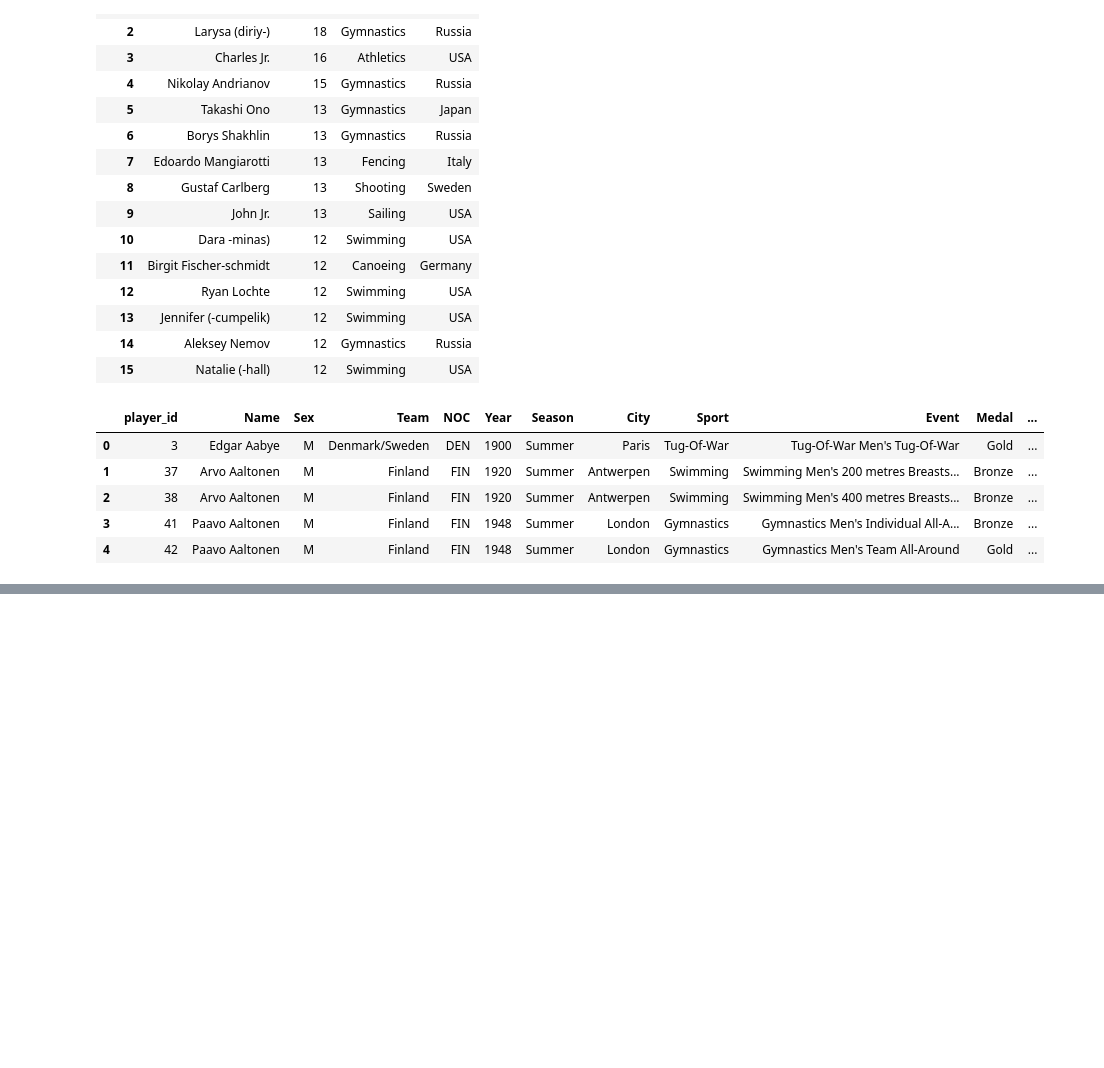
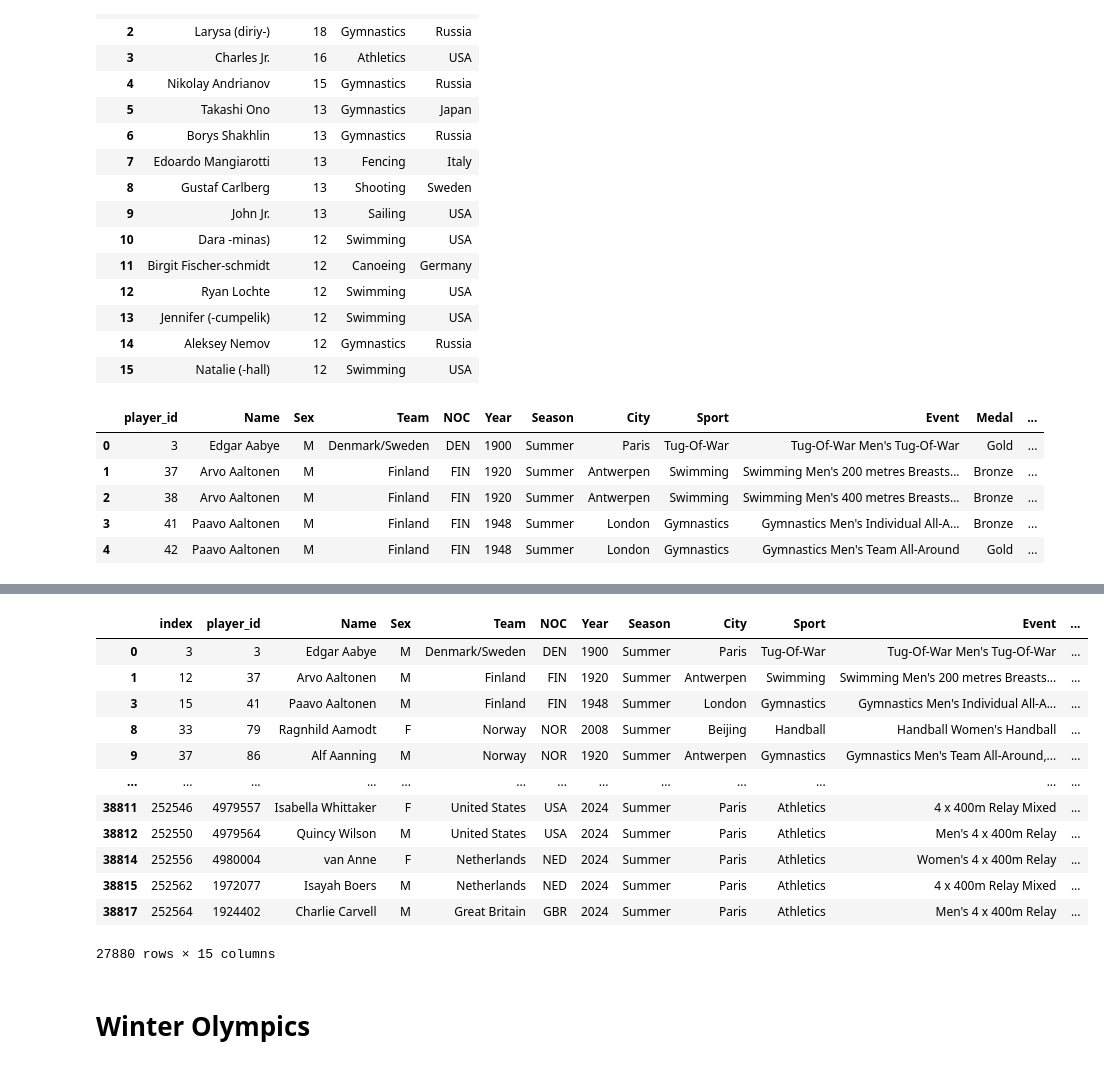
Before and after one commit to deeprao03/olympics-analysis, a Jupyter notebook: Notebooks/Olympic_analysis.ipynb, the cells around one changed output, grey strips where cells are left out. Cells and saved outputs as stored; diff of their text form; code cells hidden in the pictures; blank space fills up the shorter version.

```diff
--- a/Notebooks/Olympic_analysis.ipynb
+++ b/Notebooks/Olympic_analysis.ipynb
@@ -445,0 +544,22 @@ df = df[df['Medal'] != 'No medal'].reset_index(drop=True)
+# %%
+athlete_df = df.drop_duplicates(subset=['Name','region'])
+# %%
+athlete_df = pd.concat((athlete_df,pd.get_dummies(athlete_df['Sex'], dtype=np.uint8)),axis=1)
+# %%
+athlete_df.drop(columns='F')
+# %% [output]
+|  | index | player_id | Name | Sex | Team | NOC | Year | Season | City | Sport | Event | ... |
+| 0 | 3 | 3 | Edgar Aabye | M | Denmark/Sweden | DEN | 1900 | Summer | Paris | Tug-Of-War | Tug-Of-War Men's Tug-Of-War | ... |
+| 1 | 12 | 37 | Arvo Aaltonen | M | Finland | FIN | 1920 | Summer | Antwerpen | Swimming | Swimming Men's 200 metres Breasts... | ... |
+| 3 | 15 | 41 | Paavo Aaltonen | M | Finland | FIN | 1948 | Summer | London | Gymnastics | Gymnastics Men's Individual All-A... | ... |
+| 8 | 33 | 79 | Ragnhild Aamodt | F | Norway | NOR | 2008 | Summer | Beijing | Handball | Handball Women's Handball | ... |
+| 9 | 37 | 86 | Alf Aanning | M | Norway | NOR | 1920 | Summer | Antwerpen | Gymnastics | Gymnastics Men's Team All-Around,... | ... |
+| ... | ... | ... | ... | ... | ... | ... | ... | ... | ... | ... | ... | ... |
+| 38811 | 252546 | 4979557 | Isabella Whittaker | F | United States | USA | 2024 | Summer | Paris | Athletics | 4 x 400m Relay Mixed | ... |
+| 38812 | 252550 | 4979564 | Quincy Wilson | M | United States | USA | 2024 | Summer | Paris | Athletics | Men's 4 x 400m Relay | ... |
+| 38814 | 252556 | 4980004 | van Anne | F | Netherlands | NED | 2024 | Summer | Paris | Athletics | Women's 4 x 400m Relay | ... |
+| 38815 | 252562 | 1972077 | Isayah Boers | M | Netherlands | NED | 2024 | Summer | Paris | Athletics | 4 x 400m Relay Mixed | ... |
+| 38817 | 252564 | 1924402 | Charlie Carvell | M | Great Britain | GBR | 2024 | Summer | Paris | Athletics | Men's 4 x 400m Relay | ... |
+27880 rows × 15 columns
+# %% [markdown]
+# Winter Olympics
```
Also changed, not shown: parts of 27 cells of this notebook.
